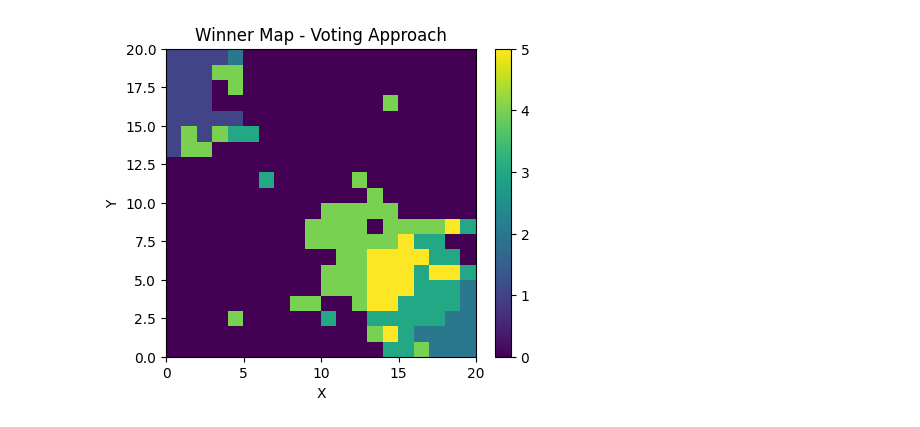
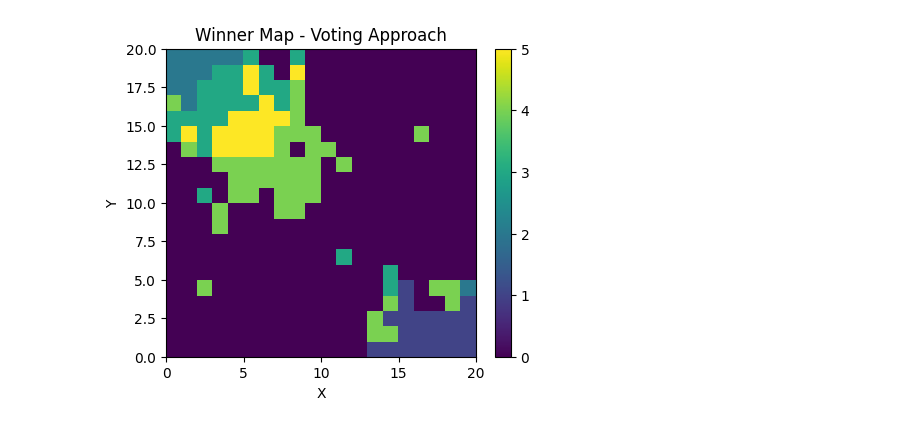
Before and after one commit to itsatefe/Deep-Learning, a Jupyter notebook: HW1/On-center-Off-surround/On-Center-Off-Surround.ipynb, the cells around one changed output. Cells and saved outputs as stored; diff of their text form; code cells hidden in the pictures.

```diff
--- a/HW1/On-center-Off-surround/On-Center-Off-Surround.ipynb
+++ b/HW1/On-center-Off-surround/On-Center-Off-Surround.ipynb
@@ -33,12 +31,12 @@ def voting_approach(som, dim, X, y):
         win = som.winner(x)
         lable = np.argmax(y[i])
         winner_map_voting[win[0], win[1], lable] += 1
-
-    labels_voting = np.argmax(winner_map_voting, axis=2)
+    neuron_labels = np.argmax(winner_map_voting, axis=2)
     plt.figure(figsize=(5, 4))
-    plt.pcolor(labels_voting.T, cmap='viridis')
+    plt.pcolor(neuron_labels, cmap='viridis')
     plt.colorbar()
     plt.title('Winner Map - Voting Approach')
     plt.xlabel('X')
     plt.ylabel('Y')
     plt.show()
+    return neuron_labels.flatten()
@@ -70,0 +99,3 @@ Kmean_approach(som_30x30, y_train)
+# %%
+som_30x30 = MiniSom(30, 30, X_train.shape[1], sigma=1, learning_rate=0.1, neighborhood_function='gaussian', topology='rectangular', activation_distance='euclidean', random_seed=42)
+som_30x30.train_batch(X_train, 10000)
@@ -70,0 +192,3 @@ Kmean_approach(som_30x30, y_train)
+# %%
+sigma0 = np.sqrt((20 ** 2) + (20 ** 2)) // 10
+print(sigma0)
@@ -71,3 +197,3 @@ Kmean_approach(som_30x30, y_train)
 # %%
-som_20x20 = MiniSom(20, 20, X_train.shape[1], sigma=2, learning_rate=0.1, neighborhood_function='gaussian', topology='rectangular', activation_distance='euclidean', random_seed=42)
+som_20x20 = MiniSom(20, 20, X_train.shape[1], sigma=sigma0, learning_rate=0.1, neighborhood_function='gaussian', topology='rectangular', activation_distance='euclidean', random_seed=42)
 som_20x20.train_batch(X_train, 1000)
@@ -74,6 +208,6 @@ som_20x20.train_batch(X_train, 1000)
 # %%
 dim = (20, 20, y_train.shape[1])
-voting_approach(som_20x20, dim, X_train, y_train)
+neurons_label = voting_approach(som_20x20, dim, X_train, y_train)
 # %% [output]
-[figure, old version]
+[figure, new version]
 # %%
```
Also changed, not shown: parts of 27 cells of this notebook, 3 other files.
